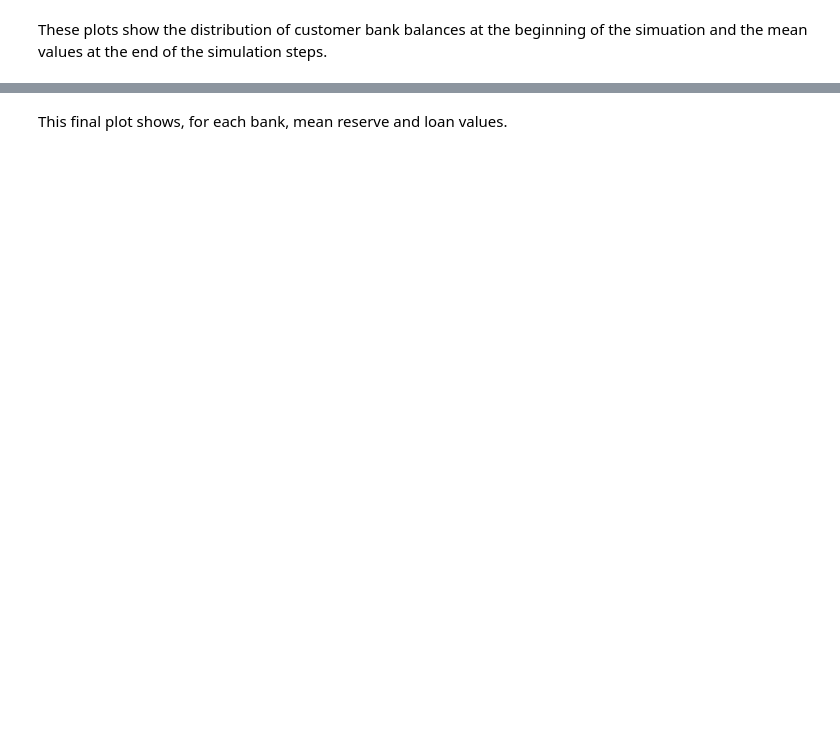
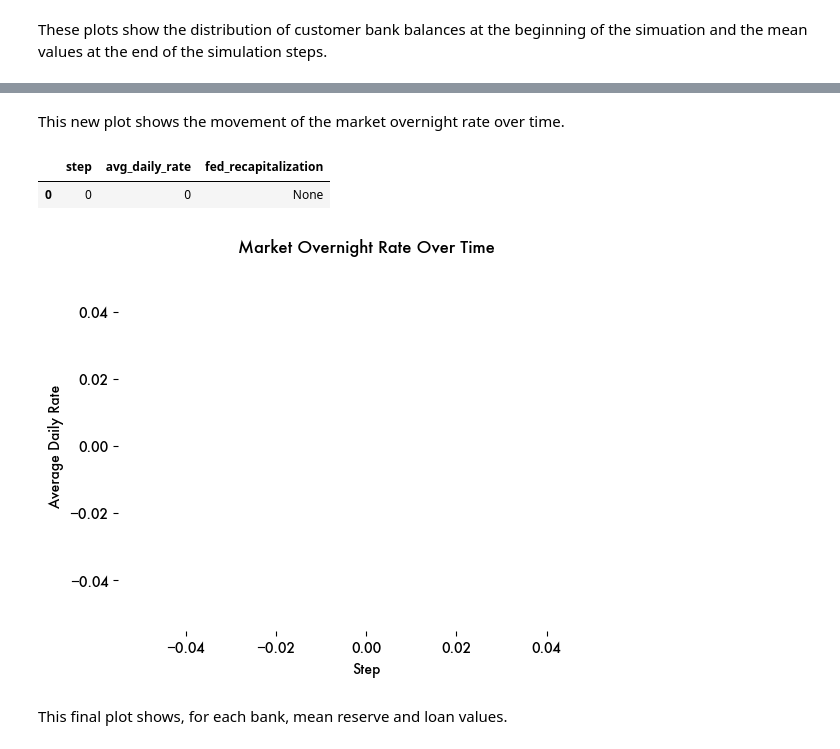
Before and after one commit to peterdresslar/banking-discipline-elasticity, a Jupyter notebook: banking-discipline-elast.ipynb, the cells around one changed output, grey strips where cells are left out. Saved outputs shown, nothing was run; the diff lists cells and outputs as text; code cells hidden in the pictures; blank space fills up the shorter version.

```diff
--- a/banking-discipline-elast.ipynb
+++ b/banking-discipline-elast.ipynb
@@ -282,3 +333,21 @@ sns.despine(left = True, bottom = True)
+# %% [markdown]
+This new plot shows the movement of the market overnight rate over time.
+# %%
+from IPython.display import display
+
+display(financial_system_history)
+
+plt.figure()
+plt.plot(financial_system_history['step'], financial_system_history['avg_daily_rate'])
+plt.title('Market Overnight Rate Over Time')
+plt.xlabel('Step')
+plt.ylabel('Average Daily Rate')
+sns.despine(left=True, bottom=True)
+plt.show()
+# %% [output]
+|  | step | avg_daily_rate | fed_recapitalization |
+| 0 | 0 | 0 | None |
+[figure, added]
 # %% [markdown]
 This final plot shows, for each bank, mean reserve and loan values.
 # %%
```
Also changed, not shown: parts of 7 cells of this notebook, 1 other file.
